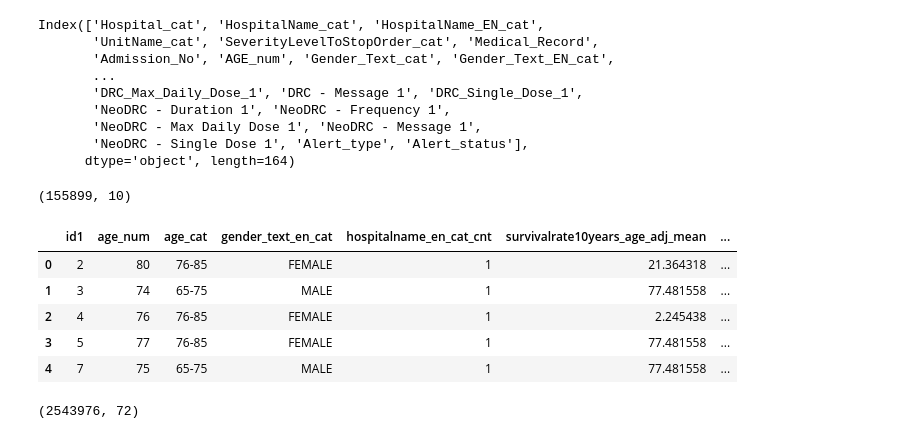
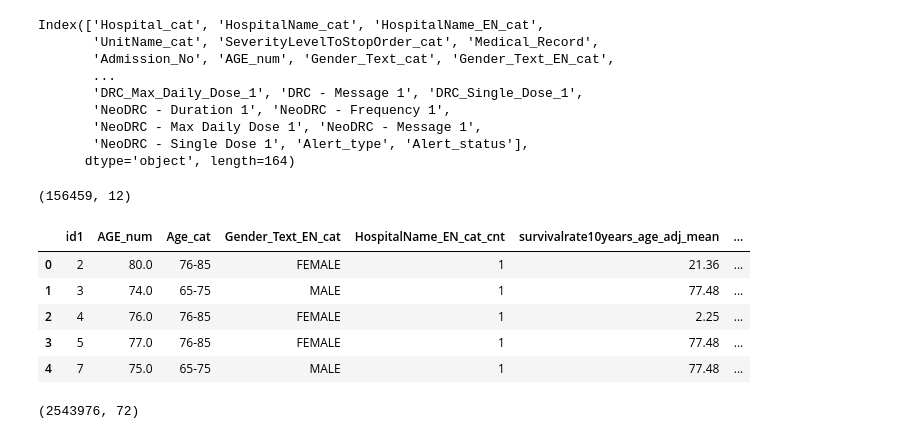
Before and after one commit to nirshlom/alert-fatigue, a Jupyter notebook: main_analysis.ipynb, the cells around one changed output. Cells and saved outputs as stored; diff of their text form; code cells hidden in the pictures.

Commit message:
updated analysis

```diff
--- a/main_analysis.ipynb
+++ b/main_analysis.ipynb
@@ -35,17 +35,17 @@ Index(['Hospital_cat', 'HospitalName_cat', 'HospitalName_EN_cat',
       dtype='object', length=164)
 # %%
 #TODO: load src_tbl1_active_by_patient_gb, this data in patient level
-src_tbl1_active_by_patient_gb = pd.read_csv('alert_analysis/data/src_tbl1_active_by_patient_gb.csv')
+src_tbl1_active_by_patient_gb = pd.read_csv('alert_analysis/data/main_data_2022/grouped_patient_data.csv')
 print(src_tbl1_active_by_patient_gb.shape)
 src_tbl1_active_by_patient_gb.head()
 # %% [output]
-(155899, 10)
+(156459, 12)
-|  | id1 | age_num | age_cat | gender_text_en_cat | hospitalname_en_cat_cnt | survivalrate10years_age_adj_mean | ... |
-| 0 | 2 | 80 | 76-85 | FEMALE | 1 | 21.364318 | ... |
-| 1 | 3 | 74 | 65-75 | MALE | 1 | 77.481558 | ... |
-| 2 | 4 | 76 | 76-85 | FEMALE | 1 | 2.245438 | ... |
-| 3 | 5 | 77 | 76-85 | FEMALE | 1 | 77.481558 | ... |
-| 4 | 7 | 75 | 65-75 | MALE | 1 | 77.481558 | ... |
+|  | id1 | AGE_num | Age_cat | Gender_Text_EN_cat | HospitalName_EN_cat_cnt | survivalrate10years_age_adj_mean | ... |
+| 0 | 2 | 80.0 | 76-85 | FEMALE | 1 | 21.36 | ... |
+| 1 | 3 | 74.0 | 65-75 | MALE | 1 | 77.48 | ... |
+| 2 | 4 | 76.0 | 76-85 | FEMALE | 1 | 2.25 | ... |
+| 3 | 5 | 77.0 | 76-85 | FEMALE | 1 | 77.48 | ... |
+| 4 | 7 | 75.0 | 65-75 | MALE | 1 | 77.48 | ... |
 # %%
 src_active_patients_merged = pd.read_csv('alert_analysis/data/src_active_patients_merged.csv')
 print(src_active_patients_merged.shape)
```
Also changed, not shown: parts of 3 cells of this notebook, 4 other files.
